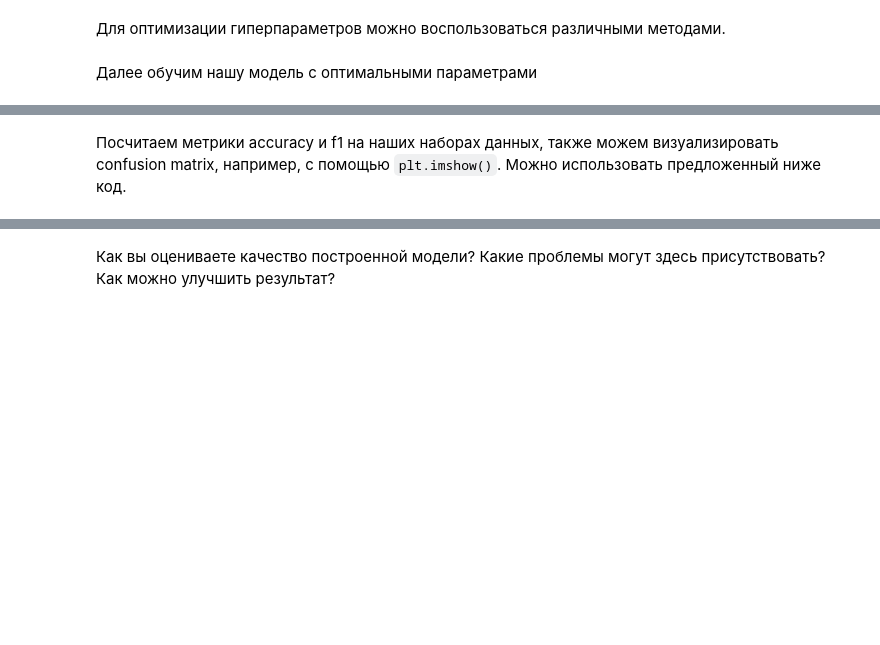
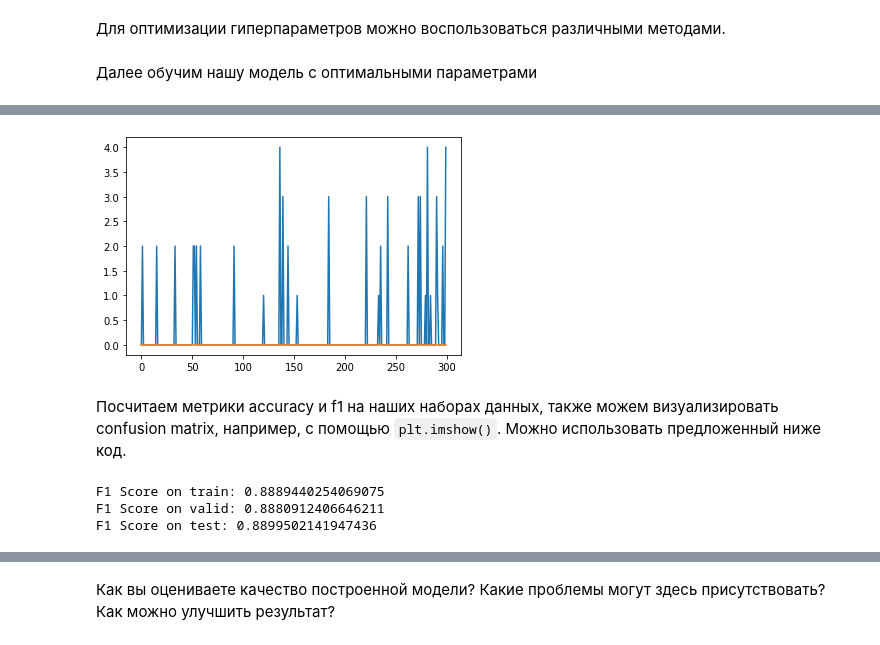
Before and after one commit to Iflgit/ML-in-business, a Jupyter notebook: lesson8/GB_Lesson_3_new.ipynb, the cells around one changed output, grey strips where cells are left out. Cells and saved outputs as stored; diff of their text form; code cells hidden in the pictures; blank space fills up the shorter version.

```diff
--- a/lesson8/GB_Lesson_3_new.ipynb
+++ b/lesson8/GB_Lesson_3_new.ipynb
@@ -1374,0 +1565,10 @@ xgb_test = '<Ваш код здесь>'
+# %%
+
+### step 3 : storing the results of every iteration
+bayes_trials = Trials()
+MAX_EVALS = 20
+
+# Optimize
+best = fmin(fn = objective, space = xgb_space, algo = hp.tpe.suggest, max_evals = MAX_EVALS, trials = bayes_trials)
+
+### best will the return the the best hyperparameter set
@@ -1374,0 +1593,5 @@ xgb_test = '<Ваш код здесь>'
+# %%
+best_params = space_eval(xgb_space, best)
+best_params['objective'] = 'multi:softmax'
+best_params['num_class'] =  5
+best_params
@@ -1374,0 +1609,6 @@ xgb_test = '<Ваш код здесь>'
+# %%
+progress = dict()
+
+xgb_count = xgb.train(num_boost_round=int(best_params.pop('num_boost_round')), dtrain=xgb_train,
+                        params=best_params, evals=[(xgb_train, 'train'),(xgb_valid, 'valid')],
+                        early_stopping_rounds=10, evals_result = progress )
@@ -1375,2 +1634,18 @@ xgb_test = '<Ваш код здесь>'
+# %%
+preds_xgb_train = xgb_count.predict(xgb_train)
+best_preds_xgb_train = np.asarray([np.argmax(line) for line in preds_xgb_train])
+
+
+preds_xgb_valid = xgb_count.predict(xgb_valid)
+best_preds_xgb_valid = np.asarray([np.argmax(line) for line in preds_xgb_valid])
+
+preds_xgb_test = xgb_count.predict(xgb_test)
+best_preds_xgb_test = np.asarray([np.argmax(line) for line in preds_xgb_test])
+# %%
+plt.plot(xgb_test.get_label()[:300])
+plt.plot(best_preds_xgb_test[:300])
+plt.show()
+# %% [output]
+[figure, added]
 # %% [markdown]
 Посчитаем метрики accuracy и f1 на наших наборах данных, также можем визуализировать confusion matrix, например, с помощью `plt.imshow()`. Можно использовать предложенный ниже код.
@@ -1377,10 +1655,14 @@ xgb_test = '<Ваш код здесь>'
 # %%
-dfsets = [{'set': 'train', 'dmat': xgb_train, 'target': y_train},
-          {'set': 'valid', 'dmat': xgb_valid, 'target': y_valid},
-          {'set': 'test', 'dmat': xgb_test, 'target': y_test}]
+dfsets = [{'set': 'train', 'dmat': xgb_train, 'target': y_train_cl},
+          {'set': 'valid', 'dmat': xgb_valid, 'target': y_valid_cl},
+          {'set': 'test', 'dmat': xgb_test, 'target': y_test_cl}]
 for dfset in dfsets:
-    class_preds = '<Ваш код здесь>' # Посчитаем предсказанные значения
-    print('F1 Score on ' + str(dfset['set'])+':', f1_score('<Ваш код здесь>', average='micro')) # Посчитаем F1 Score
+    class_preds = xgb_count.predict(dfset['dmat'])## Посчитаем предсказанные значения
+    print('F1 Score on ' + str(dfset['set'])+':', f1_score(dfset['target'], class_preds, average='micro')) # Посчитаем F1 Score
+# %% [output]
+F1 Score on train: 0.8889440254069075
+F1 Score on valid: 0.8880912406646211
+F1 Score on test: 0.8899502141947436
 # %%
 plt.subplots(1,3, figsize=(15,3))
 for i in range(len(dfsets)):
```
Also changed, not shown: parts of 86 cells of this notebook, 4 other files.
